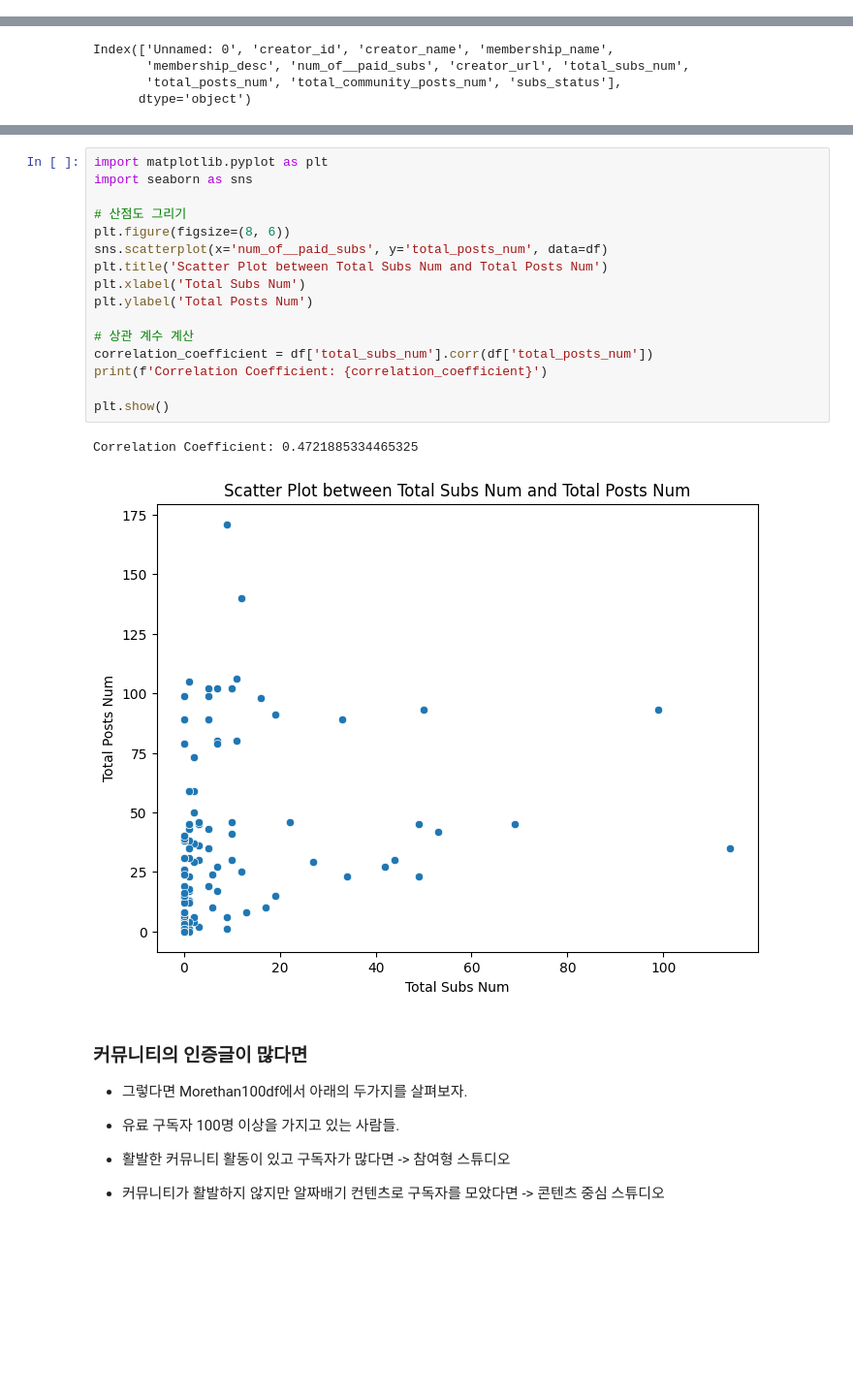
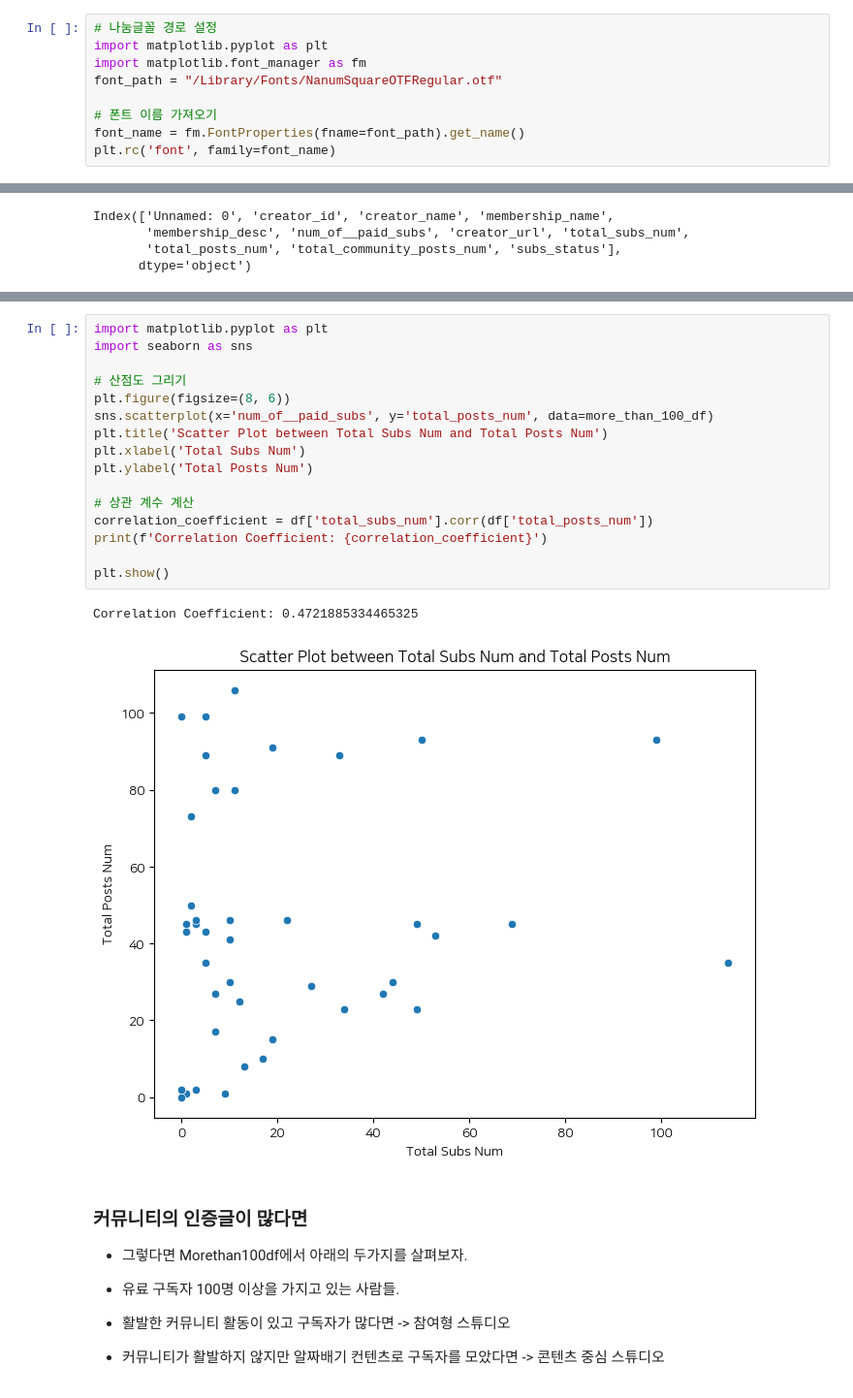
Before and after one commit to songye38/2024_GenAI_crawling, a Jupyter notebook: EDA/version2.ipynb, the cells around one changed output, grey strips where cells are left out. Shown at 97% size. Saved outputs shown, nothing was run; the diff lists cells and outputs as text; blank space fills up the shorter version.

```diff
--- a/EDA/version2.ipynb
+++ b/EDA/version2.ipynb
@@ -57,6 +40,15 @@ Try using .loc[row_indexer,col_indexer] = value instead
 
 See the caveats in the documentation: https://pandas.pydata.org/pandas-docs/stable/user_guide/indexing.html#returning-a-view-versus-a-copy
   more_than_100_df['paid_subs_ratio'] = more_than_100_df['num_of__paid_subs'] / more_than_100_df['total_subs_num']
+# %%
+# 나눔글꼴 경로 설정
+import matplotlib.pyplot as plt
+import matplotlib.font_manager as fm
+font_path = "/Library/Fonts/NanumSquareOTFRegular.otf"
+
+# 폰트 이름 가져오기
+font_name = fm.FontProperties(fname=font_path).get_name()
+plt.rc('font', family=font_name)
 # %%
 more_than_100_df['paid_subs_ratio'].hist()
 # %% [output]
@@ -164,22 +221,22 @@ Correlation Coefficient: 0.4721885334465325
 # %%
 import matplotlib.pyplot as plt
 import seaborn as sns
 
 # 산점도 그리기
 plt.figure(figsize=(8, 6))
-sns.scatterplot(x='num_of__paid_subs', y='total_posts_num', data=df)
+sns.scatterplot(x='num_of__paid_subs', y='total_posts_num', data=more_than_100_df)
 plt.title('Scatter Plot between Total Subs Num and Total Posts Num')
 plt.xlabel('Total Subs Num')
 plt.ylabel('Total Posts Num')
 
 # 상관 계수 계산
 correlation_coefficient = df['total_subs_num'].corr(df['total_posts_num'])
 print(f'Correlation Coefficient: {correlation_coefficient}')
 
 plt.show()
 # %% [output]
 Correlation Coefficient: 0.4721885334465325
-[figure, old version]
+[figure, new version]
 # %% [markdown]
 ### 커뮤니티의 인증글이 많다면
 
```
Also changed, not shown: parts of 13 cells of this notebook, 1 other file.
